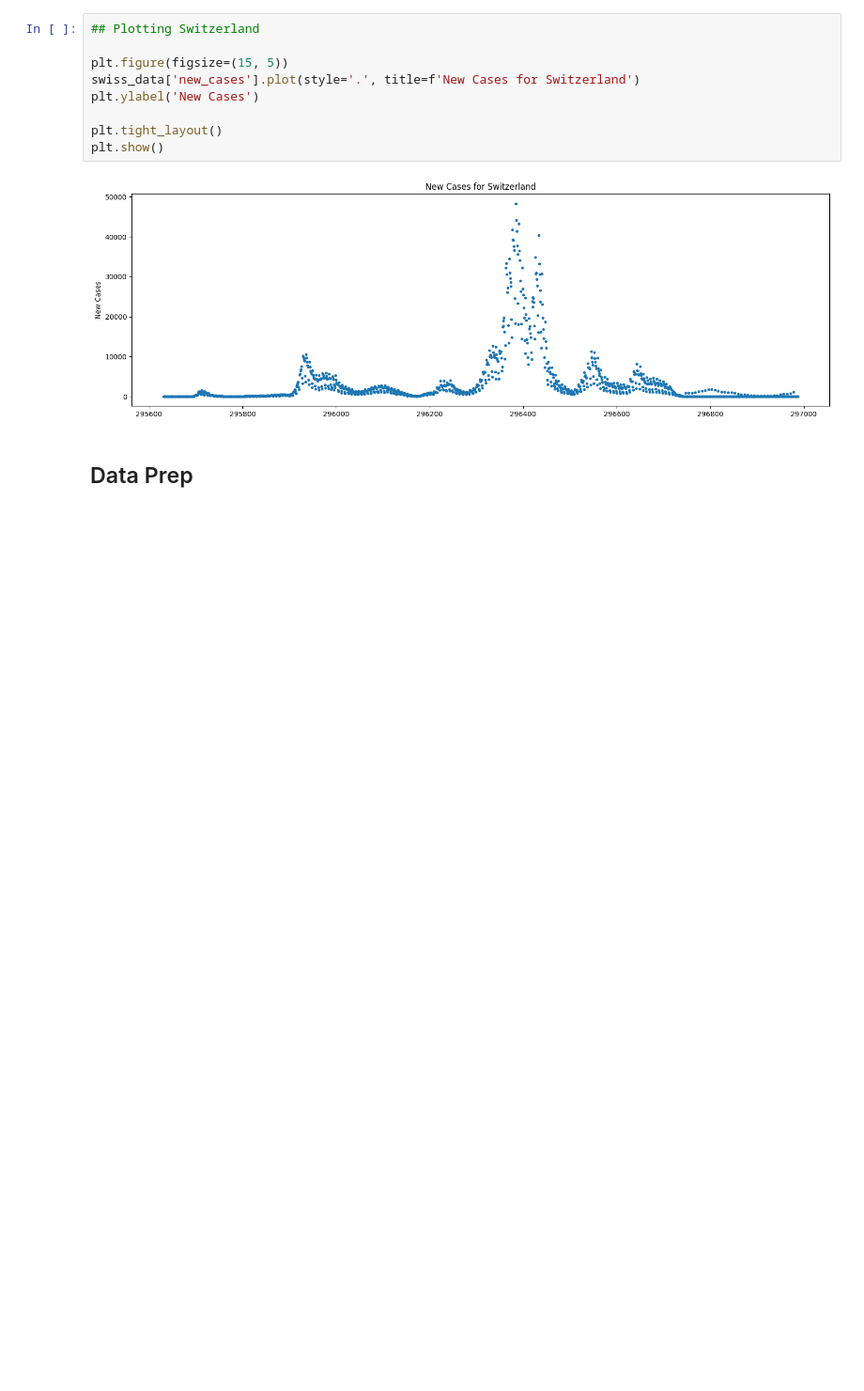
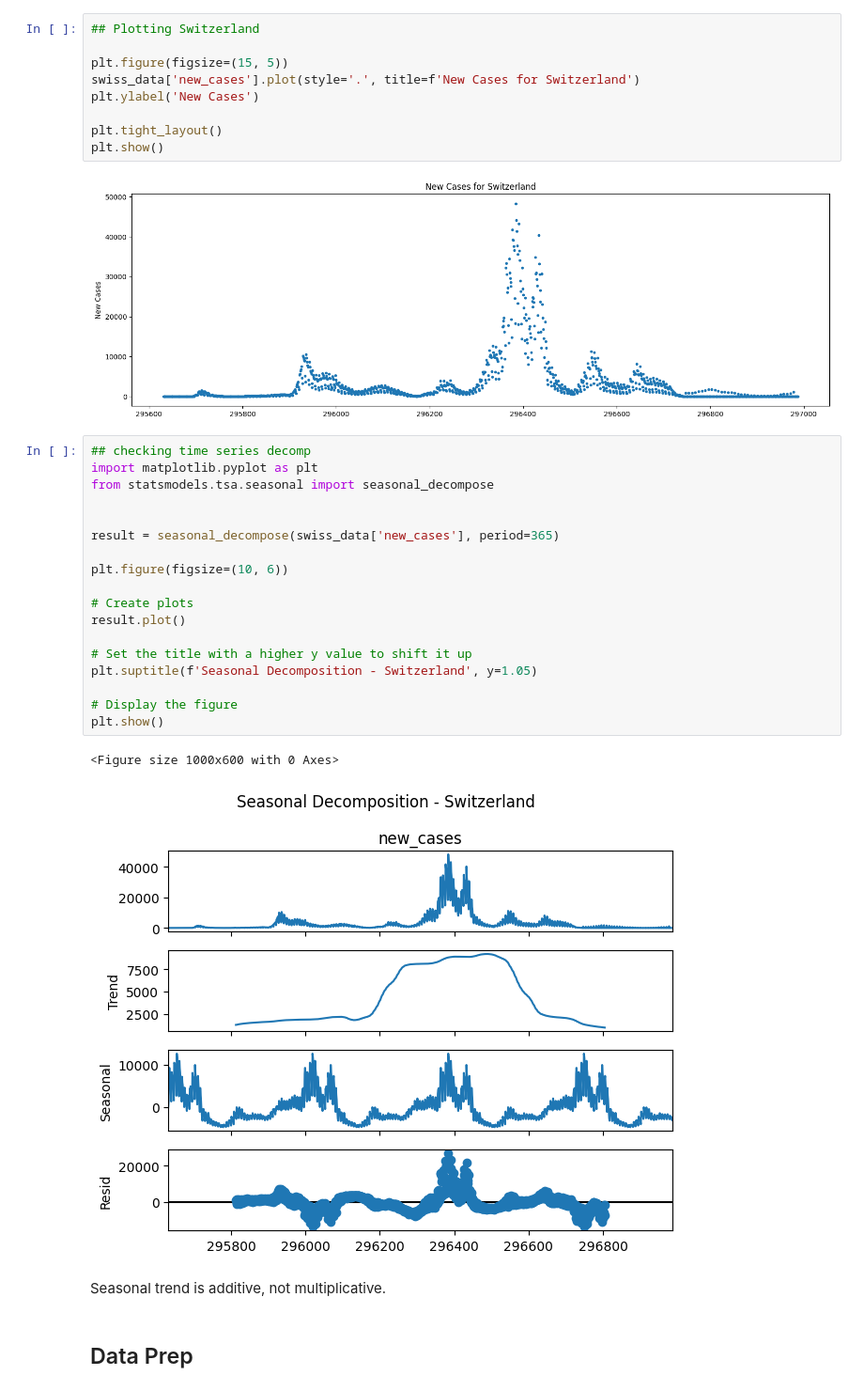
Before and after one commit to FYEH779/Stat-390-Project, a Jupyter notebook: prophet_tim.ipynb, the cells around one changed output. Shown at 94% size. Cells and saved outputs as stored; diff of their text form; blank space fills up the shorter version.

Commit message:
completed data processing and fit model

```diff
--- a/prophet_tim.ipynb
+++ b/prophet_tim.ipynb
@@ -32,6 +36,29 @@ plt.tight_layout()
 plt.show()
 # %% [output]
 [figure]
+# %%
+## checking time series decomp
+import matplotlib.pyplot as plt
+from statsmodels.tsa.seasonal import seasonal_decompose
+
+
+result = seasonal_decompose(swiss_data['new_cases'], period=365)
+
+plt.figure(figsize=(10, 6))
+
+# Create plots
+result.plot()
+
+# Set the title with a higher y value to shift it up
+plt.suptitle(f'Seasonal Decomposition - Switzerland', y=1.05)
+
+# Display the figure
+plt.show()
+# %% [output]
+<Figure size 1000x600 with 0 Axes>
+[figure, added]
+# %% [markdown]
+Seasonal trend is additive, not multiplicative.
 # %% [markdown]
 ## Data Prep
 # %%
```
Also changed, not shown: parts of 36 cells of this notebook.
